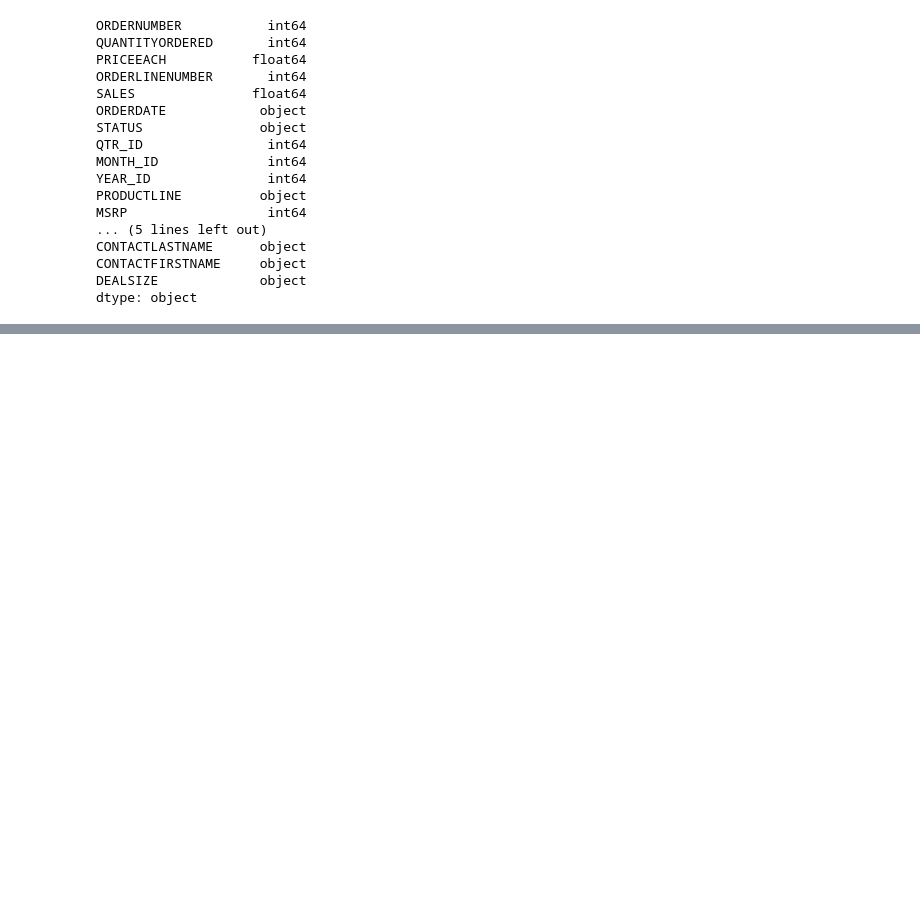
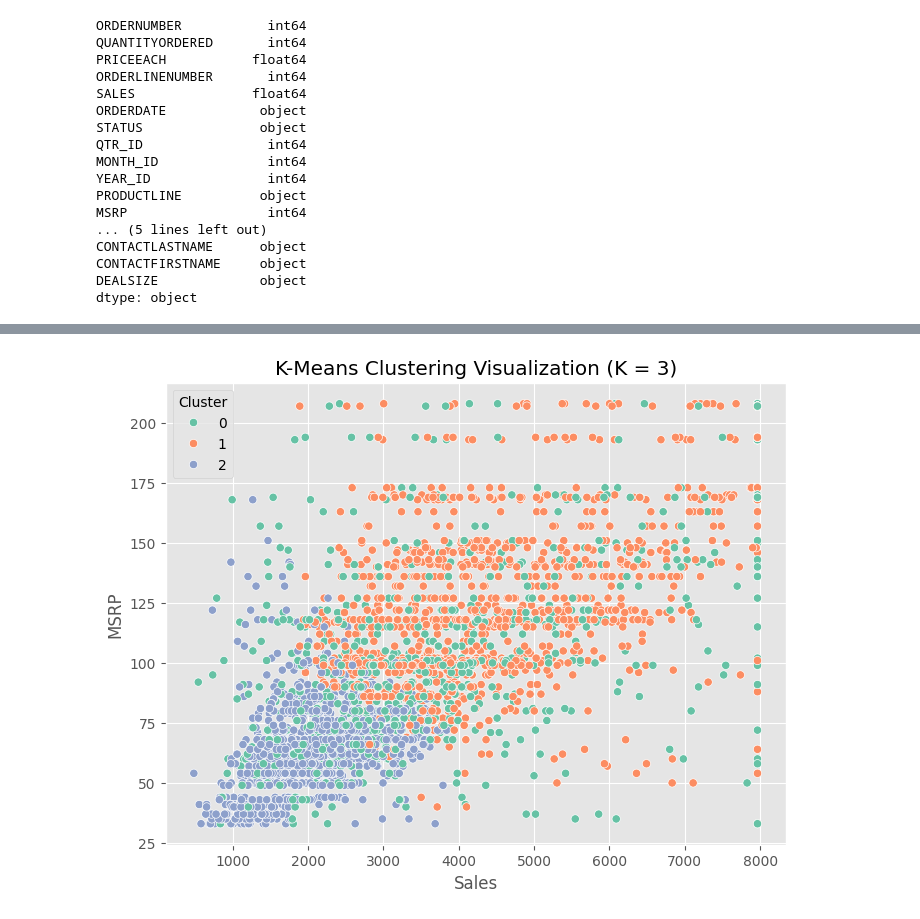
Before and after one commit to Vishwajeet-Londhe/SPPU-CSE-SEM7-Codes, a Jupyter notebook: LP-3/ML/6. KMeans on Sales/KMeans_on_sales.ipynb, the cells around one changed output, grey strips where cells are left out. Cells and saved outputs as stored; diff of their text form; code cells hidden in the pictures; blank space fills up the shorter version.

```diff
--- a/LP-3/ML/6. KMeans on Sales/KMeans_on_sales.ipynb
+++ b/LP-3/ML/6. KMeans on Sales/KMeans_on_sales.ipynb
@@ -232,0 +201,19 @@ data_rfm.head()
+# %%
+#Visualize Clusters for K = 3
+kmeans = KMeans(n_clusters=3, random_state=42, n_init=10)
+labels = kmeans.fit_predict(X_scaled)
+
+plt.figure(figsize=(8,6))
+sns.scatterplot(
+    x=df_capped['SALES'],
+    y=df_capped['MSRP'],
+    hue=labels,
+    palette='Set2'
+)
+plt.title("K-Means Clustering Visualization (K = 3)")
+plt.xlabel("Sales")
+plt.ylabel("MSRP")
+plt.legend(title='Cluster')
+plt.show()
+# %% [output]
+[figure, added]
```
Also changed, not shown: parts of 23 cells of this notebook, 1 other file.
